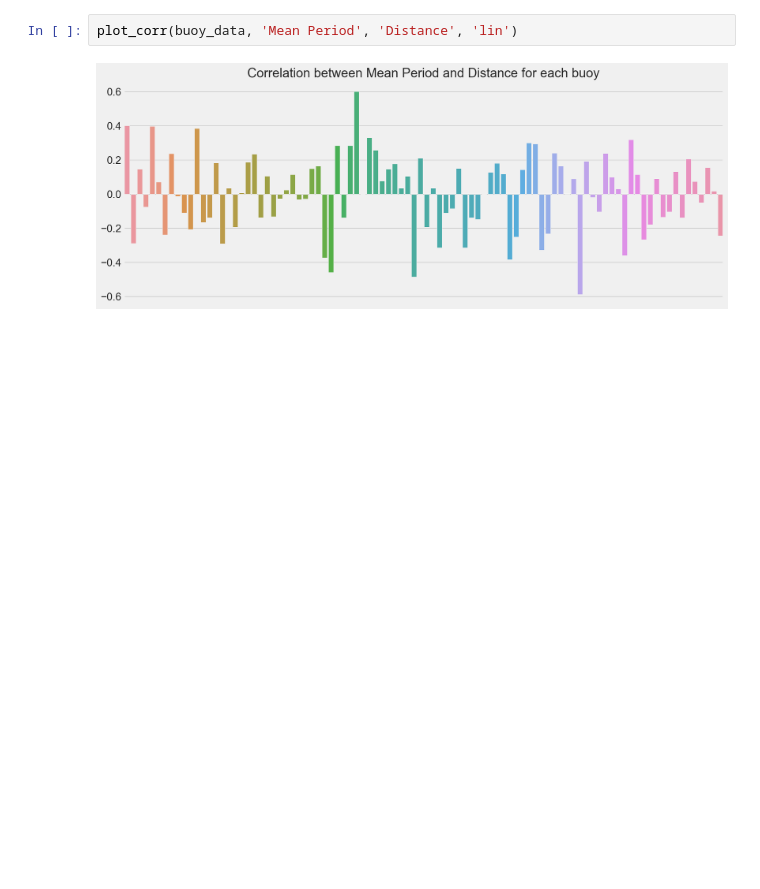
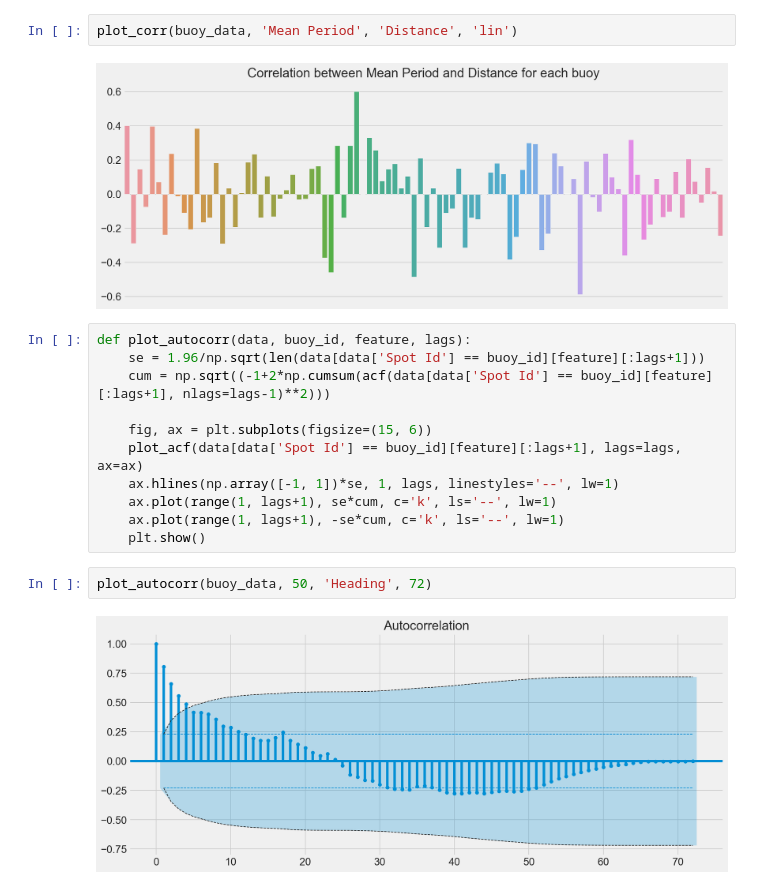
Before and after one commit to esbatiehsan/forecasting-floats, a Jupyter notebook: data-cleaning-exploration.ipynb, the cells around one changed output. Drawn from its saved outputs; the diff is of its cells as text; blank space fills up the shorter version.

```diff
--- a/data-cleaning-exploration.ipynb
+++ b/data-cleaning-exploration.ipynb
@@ -150,3 +169,18 @@ plot_corr(buoy_data, 'Peak Period', 'Distance', 'lin')
 plot_corr(buoy_data, 'Mean Period', 'Distance', 'lin')
 # %% [output]
 [figure]
+# %%
+def plot_autocorr(data, buoy_id, feature, lags):
+    se = 1.96/np.sqrt(len(data[data['Spot Id'] == buoy_id][feature][:lags+1]))
+    cum = np.sqrt((-1+2*np.cumsum(acf(data[data['Spot Id'] == buoy_id][feature][:lags+1], nlags=lags-1)**2)))
+
+    fig, ax = plt.subplots(figsize=(15, 6))
+    plot_acf(data[data['Spot Id'] == buoy_id][feature][:lags+1], lags=lags, ax=ax)
+    ax.hlines(np.array([-1, 1])*se, 1, lags, linestyles='--', lw=1)
+    ax.plot(range(1, lags+1), se*cum, c='k', ls='--', lw=1)
+    ax.plot(range(1, lags+1), -se*cum, c='k', ls='--', lw=1)
+    plt.show()
+# %%
+plot_autocorr(buoy_data, 50, 'Heading', 72)
+# %% [output]
+[figure, added]
```
Also changed, not shown: parts of 7 cells of this notebook.
